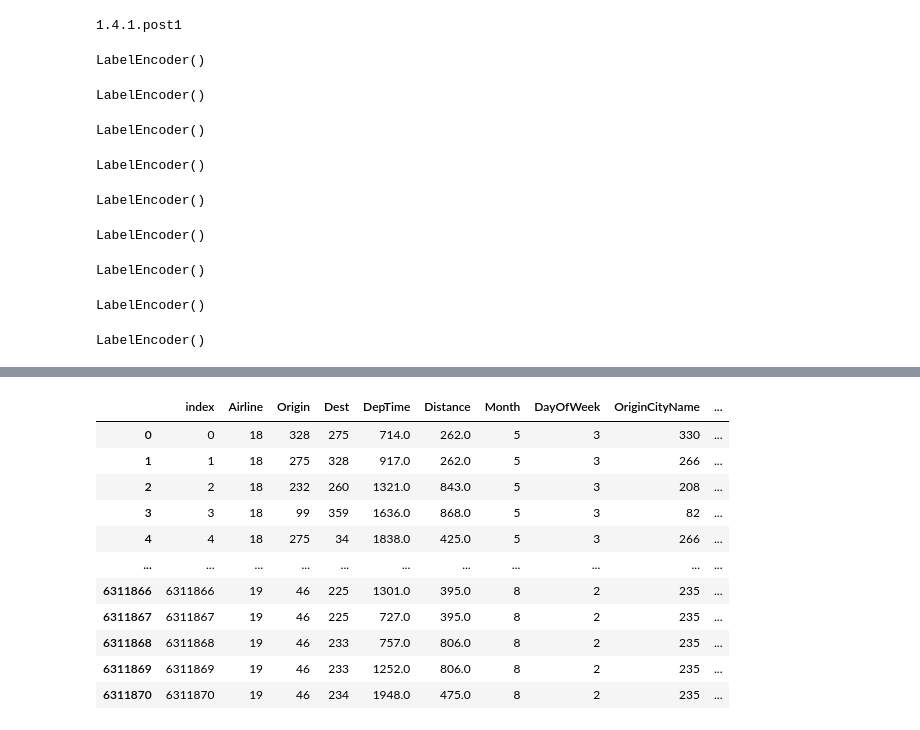
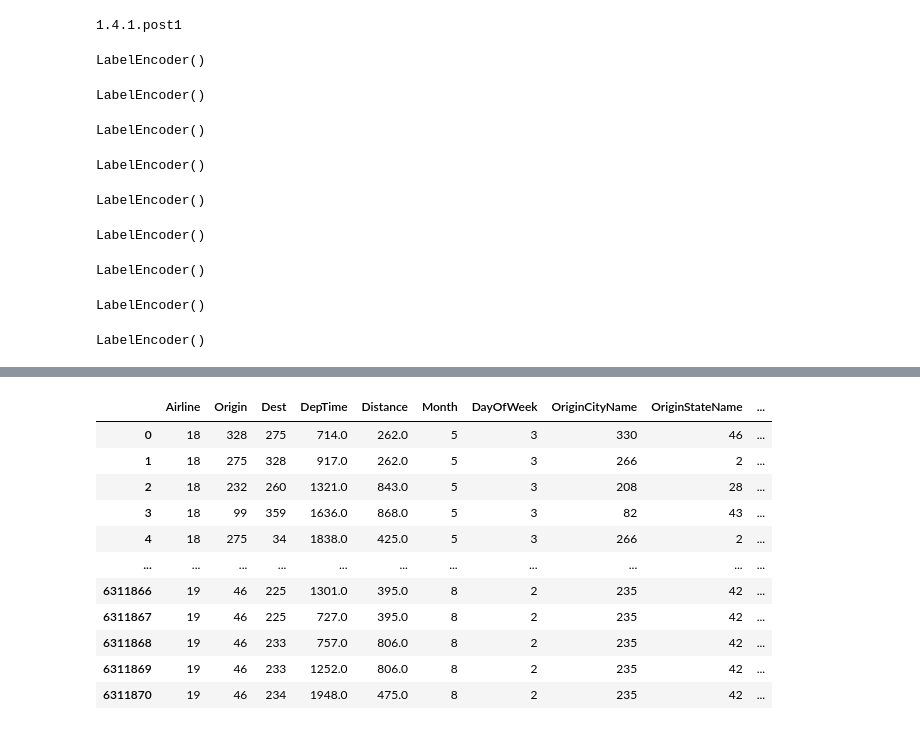
Before and after one commit to RaySoftware/FlightStatusPredictor, a Jupyter notebook: notebooks/Final_Proj.ipynb, the cells around one changed output, grey strips where cells are left out. Drawn from its saved outputs; the diff is of its cells as text; code cells hidden in the pictures.

```diff
--- a/notebooks/Final_Proj.ipynb
+++ b/notebooks/Final_Proj.ipynb
@@ -32,6 +37,8 @@ def get_flight_status(cancelled, dep_delay):
 # %%
 import pandas as pd
 import sklearn
+import pickle
+import matplotlib.pyplot as plt
 from sklearn.preprocessing import LabelEncoder
 from sklearn.model_selection import train_test_split
 
@@ -43,60 +50,95 @@ df = pd.read_csv("Combined_Flights_2021.csv",
                  usecols=['Airline', 'Origin', 'Dest', 'Cancelled', 'DepTime', 'DepDelay', \
                           'Month', 'DayOfWeek', 'OriginCityName', 'OriginStateName', 'DestCityName', 'DestStateName', 'Distance'],
                  dtype={
+                'Airline': 'str',
+                'Origin': 'str',
+                'Dest': 'str',
+                'Cancelled': 'bool', # Part of FlightStatus
+                'DepTime': 'float64',
+                'DepDelay': 'float64', # Part of FlightStatus
+                'Month': 'str',
+                'DayOfWeek': 'int64',
+                'OriginCityName' : 'str',
+                'OriginStateName' : 'str',
+                'DestCityName' : 'str',
+                'DestStateName' : 'str',
+                'Distance': 'float64'
+                },
+                 index_col=None)
 
-            'Airline': 'str',
-            'Origin': 'str',
-            'Dest': 'str',
-            'Cancelled': 'bool', # Part of FlightStatus
-            'DepTime': 'float64',
-            'DepDelay': 'float64', # Part of FlightStatus
-            'Month': 'str',
-            'DayOfWeek': 'int64',
-            'OriginCityName' : 'str',
-            'OriginStateName' : 'str',
-            'DestCityName' : 'str',
-            'DestStateName' : 'str',
-            'Distance': 'float64'
-})
-
+out_df = pd.DataFrame()
 
 df['FlightStatus'] = get_flight_status(df['Cancelled'], df['DepDelay'])
 
 le.fit(df['Airline'])
 df['Airline'] = le.fit_transform(df['Airline'])
+out_df['Airline'] = le.inverse_transform(df['Airline'].unique())
+out_df['Airline_Encoded'] = df['Airline'].unique()
+pickle.dump(out_df.set_index("Airline")["Airline_Encoded"].to_dict(), open('Airline_unique.pickle', 'wb'), protocol=pickle.HIGHEST_PROTOCOL)
+
+out_df = pd.DataFrame()
 
 le.fit(df['Origin'])
 df['Origin'] = le.fit_transform(df['Origin'])
+out_df['Origin'] = le.inverse_transform(df['Origin'].unique())
+out_df['Origin_Encoded'] = df['Origin'].unique()
+pickle.dump(out_df.set_index("Origin")["Origin_Encoded"].to_dict(), open('Origin_unique.pickle', 'wb'), protocol=pickle.HIGHEST_PROTOCOL)
+out_df = pd.DataFrame()
 
 le.fit(df['Dest'])
 df['Dest'] = le.fit_transform(df['Dest'])
+out_df['Dest'] = le.inverse_transform(df['Dest'].unique())
+out_df['Dest_Encoded'] = df['Dest'].unique()
+pickle.dump(out_df.set_index("Dest")["Dest_Encoded"].to_dict(), open('Dest_unique.pickle', 'wb'), protocol=pickle.HIGHEST_PROTOCOL)
+out_df = pd.DataFrame()
 
 le.fit(df['Month'])
 df['Month'] = le.fit_transform(df['Month'])
+out_df['Month'] = le.inverse_transform(df['Month'].unique())
+out_df['Month_Encoded'] = df['Month'].unique()
+pickle.dump(out_df.set_index("Month")["Month_Encoded"].to_dict(), open('Month_unique.pickle', 'wb'), protocol=pickle.HIGHEST_PROTOCOL)
+out_df = pd.DataFrame()
 
 le.fit(df['OriginCityName'])
 df['OriginCityName'] = le.fit_transform(df['OriginCityName'])
+out_df['OriginCityName'] = le.inverse_transform(df['OriginCityName'])
+out_df['OriginCityName_Encoded'] = df['OriginCityName']
+pickle.dump(out_df.set_index("OriginCityName")["OriginCityName_Encoded"].to_dict(), open('OriginCityName_unique.pickle', 'wb'), protocol=pickle.HIGHEST_PROTOCOL)
+out_df = pd.DataFrame()
 
 le.fit(df['OriginStateName'])
 df['OriginStateName'] = le.fit_transform(df['OriginStateName'])
+out_df['OriginStateName'] = le.inverse_transform(df['OriginStateName'].unique())
+out_df['OriginStateName_Encoded'] = df['OriginStateName'].unique()
+pickle.dump(out_df.set_index("OriginStateName")["OriginStateName_Encoded"].to_dict(), open('OriginStateName_unique.pickle', 'wb'), protocol=pickle.HIGHEST_PROTOCOL)
+out_df = pd.DataFrame()
 
 le.fit(df['DestCityName'])
 df['DestCityName'] = le.fit_transform(df['DestCityName'])
+out_df['DestCityName'] = le.inverse_transform(df['DestCityName'].unique())
+out_df['DestCityName_Encoded'] = df['DestCityName'].unique()
+pickle.dump(out_df.set_index("DestCityName")["DestCityName_Encoded"].to_dict(), open('DestCityName_unique.pickle', 'wb'), protocol=pickle.HIGHEST_PROTOCOL)
+out_df = pd.DataFrame()
 
 le.fit(df['DestStateName'])
 df['DestStateName'] = le.fit_transform(df['DestStateName'])
+out_df['DestStateName'] = le.inverse_transform(df['DestStateName'].unique())
+out_df['DestStateName_Encoded'] = df['DestStateName'].unique()
+pickle.dump(out_df.set_index("DestStateName")["DestStateName_Encoded"].to_dict(), open('DestStateName_unique.pickle', 'wb'), protocol=pickle.HIGHEST_PROTOCOL)
+out_df = pd.DataFrame()
 
 le.fit(df['FlightStatus'])
 df['FlightStatus'] = le.fit_transform(df['FlightStatus'])
-
+print(df['FlightStatus'], le.inverse_transform(df['FlightStatus']))
 df = df.reset_index()
 
 df = df.drop(columns='DepDelay')
 df = df.drop(columns='Cancelled')
-
+df = df.drop(columns='index')
 print(sklearn.__version__)
 
 df
+out_df
 # %% [output]
 1.4.1.post1
 LabelEncoder()
@@ -111,13 +165,13 @@ LabelEncoder()
 1.4.1.post1
-|  | index | Airline | Origin | Dest | DepTime | Distance | Month | DayOfWeek | OriginCityName | ... |
-| 0 | 0 | 18 | 328 | 275 | 714.0 | 262.0 | 5 | 3 | 330 | ... |
-| 1 | 1 | 18 | 275 | 328 | 917.0 | 262.0 | 5 | 3 | 266 | ... |
-| 2 | 2 | 18 | 232 | 260 | 1321.0 | 843.0 | 5 | 3 | 208 | ... |
-| 3 | 3 | 18 | 99 | 359 | 1636.0 | 868.0 | 5 | 3 | 82 | ... |
-| 4 | 4 | 18 | 275 | 34 | 1838.0 | 425.0 | 5 | 3 | 266 | ... |
+|  | Airline | Origin | Dest | DepTime | Distance | Month | DayOfWeek | OriginCityName | OriginStateName | ... |
+| 0 | 18 | 328 | 275 | 714.0 | 262.0 | 5 | 3 | 330 | 46 | ... |
+| 1 | 18 | 275 | 328 | 917.0 | 262.0 | 5 | 3 | 266 | 2 | ... |
+| 2 | 18 | 232 | 260 | 1321.0 | 843.0 | 5 | 3 | 208 | 28 | ... |
+| 3 | 18 | 99 | 359 | 1636.0 | 868.0 | 5 | 3 | 82 | 43 | ... |
+| 4 | 18 | 275 | 34 | 1838.0 | 425.0 | 5 | 3 | 266 | 2 | ... |
 | ... | ... | ... | ... | ... | ... | ... | ... | ... | ... | ... |
-| 6311866 | 6311866 | 19 | 46 | 225 | 1301.0 | 395.0 | 8 | 2 | 235 | ... |
-| 6311867 | 6311867 | 19 | 46 | 225 | 727.0 | 395.0 | 8 | 2 | 235 | ... |
-| 6311868 | 6311868 | 19 | 46 | 233 | 757.0 | 806.0 | 8 | 2 | 235 | ... |
-| 6311869 | 6311869 | 19 | 46 | 233 | 1252.0 | 806.0 | 8 | 2 | 235 | ... |
-| 6311870 | 6311870 | 19 | 46 | 234 | 1948.0 | 475.0 | 8 | 2 | 235 | ... |
+| 6311866 | 19 | 46 | 225 | 1301.0 | 395.0 | 8 | 2 | 235 | 42 | ... |
+| 6311867 | 19 | 46 | 225 | 727.0 | 395.0 | 8 | 2 | 235 | 42 | ... |
+| 6311868 | 19 | 46 | 233 | 757.0 | 806.0 | 8 | 2 | 235 | 42 | ... |
+| 6311869 | 19 | 46 | 233 | 1252.0 | 806.0 | 8 | 2 | 235 | 42 | ... |
+| 6311870 | 19 | 46 | 234 | 1948.0 | 475.0 | 8 | 2 | 235 | 42 | ... |
```
Also changed, not shown: parts of 10 cells of this notebook, 1 other file.
